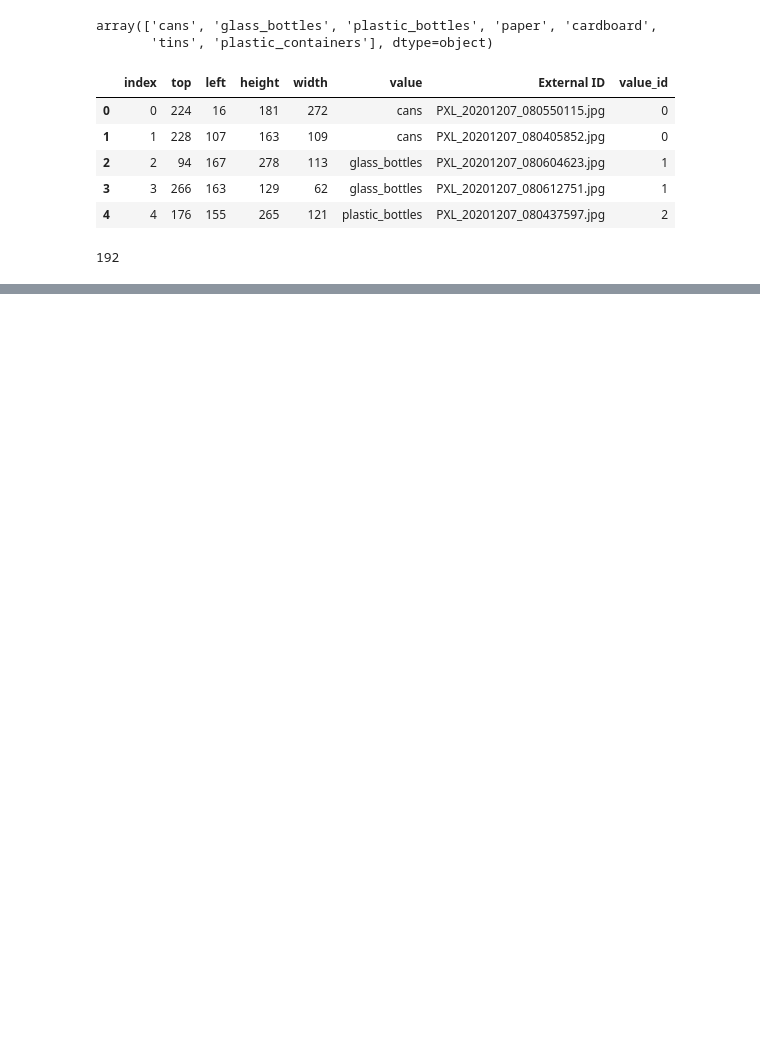
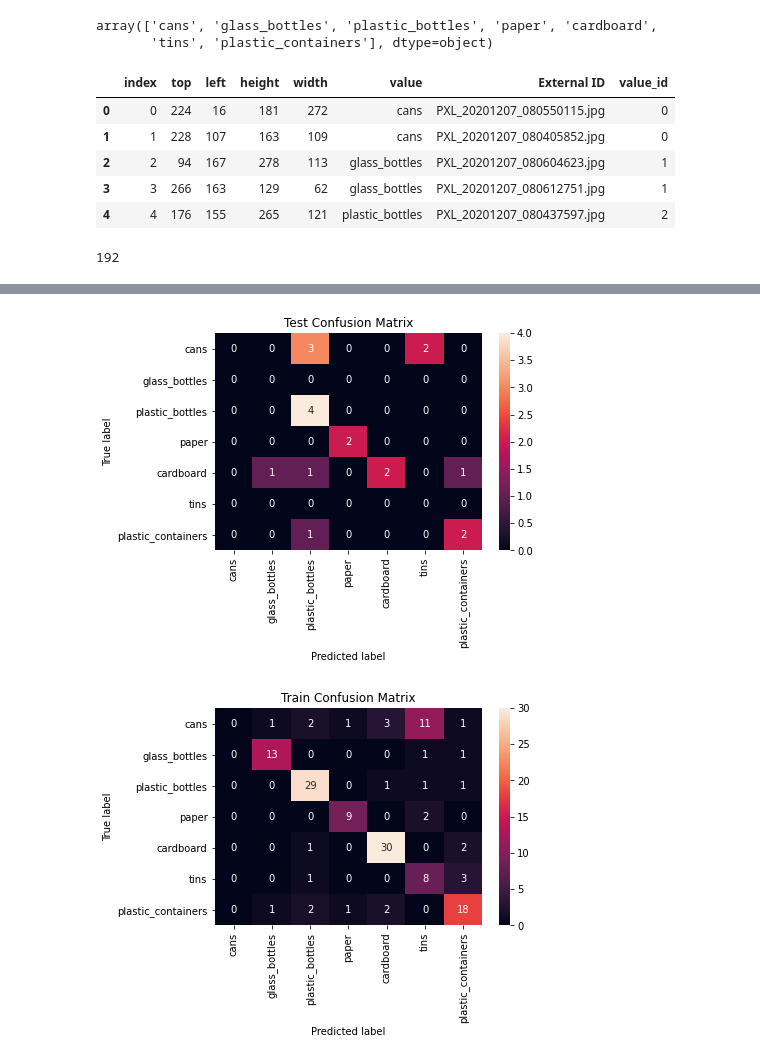
Before and after one commit to AndrewWalker251/recycling, a Jupyter notebook: recycling_object_detection.ipynb, the cells around one changed output, grey strips where cells are left out. Saved outputs shown, nothing was run; the diff lists cells and outputs as text; code cells hidden in the pictures; blank space fills up the shorter version.

```diff
--- a/recycling_object_detection.ipynb
+++ b/recycling_object_detection.ipynb
@@ -498,2 +433,0 @@ from sklearn.metrics import confusion_matrix
-# %%
-cf_matrix = confusion_matrix(df_results['actual'], df_results['predictions'], normalize=None)
@@ -524,0 +463,6 @@ plt.yticks(rotation = 0)
+# %%
+plot_confusion_matrix(df_results_test, 'Test')
+plot_confusion_matrix(df_results_train, 'Train')
+# %% [output]
+[figure, added]
+[figure, added]
```
Also changed, not shown: parts of 20 cells of this notebook.
